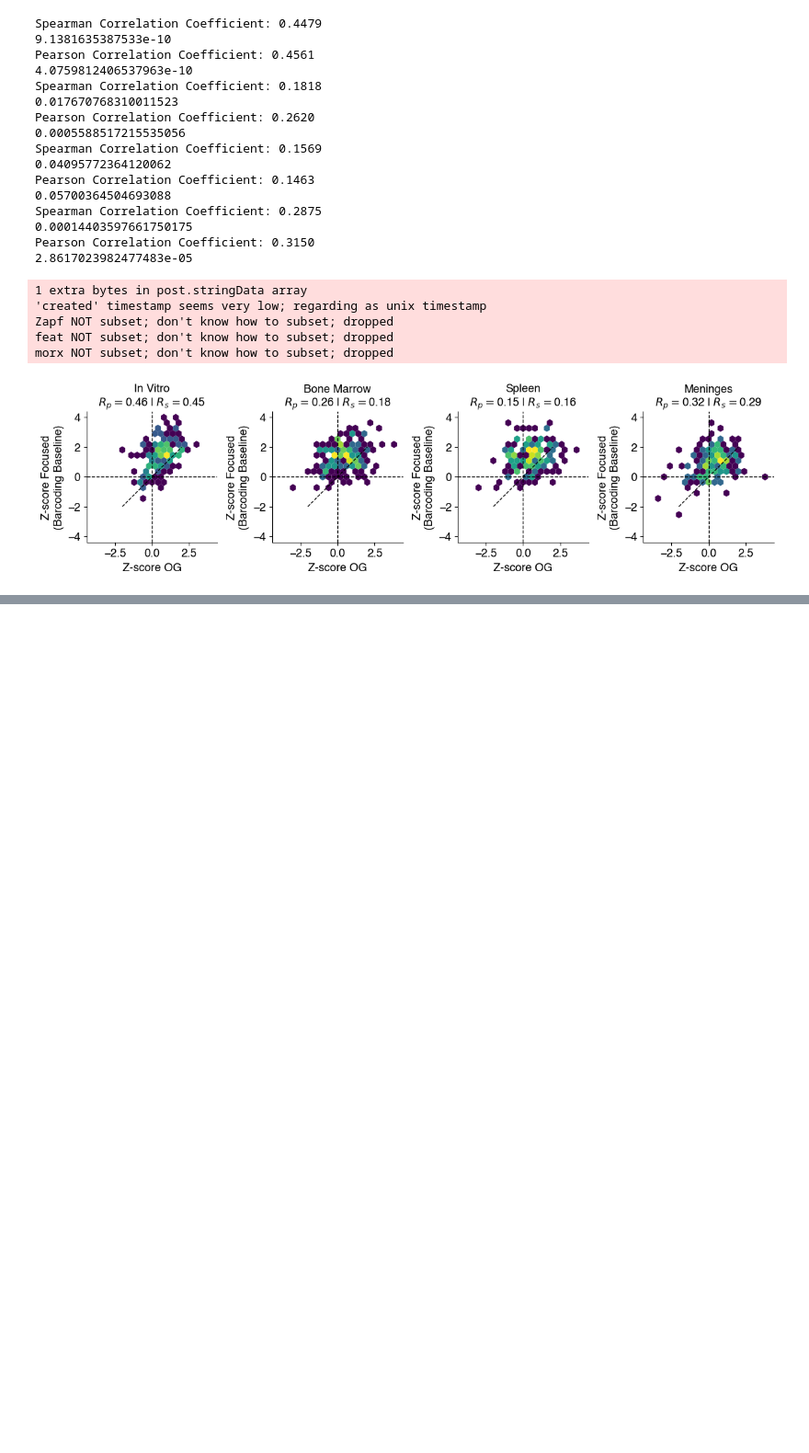
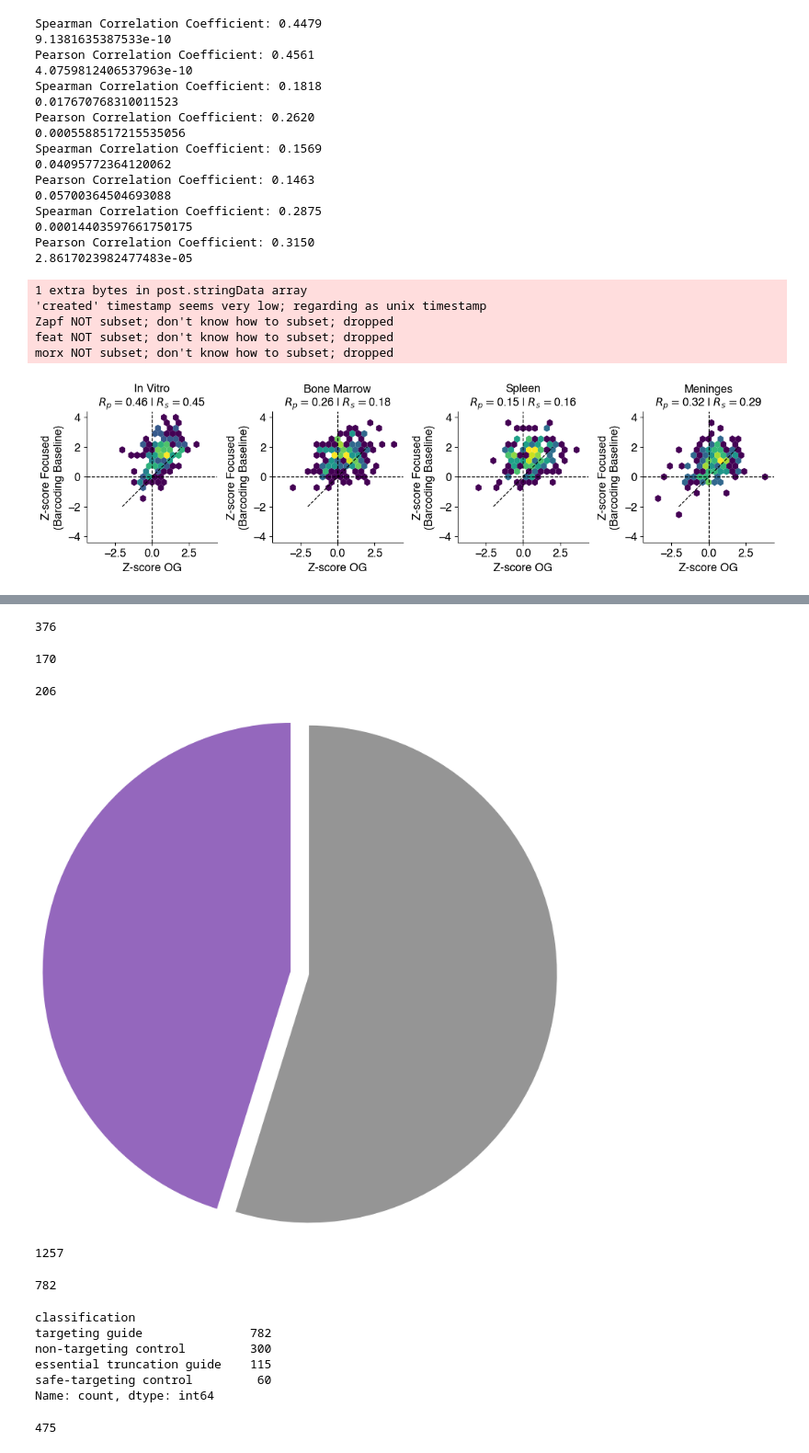
Before and after one commit to kexindon/B-ALL-in-vivo-base-editing, a Jupyter notebook: supplemental_figures.ipynb, the cells around one changed output, grey strips where cells are left out. Shown at 92% size. Drawn from its saved outputs; the diff is of its cells as text; code cells hidden in the pictures; blank space fills up the shorter version.

```diff
--- a/supplemental_figures.ipynb
+++ b/supplemental_figures.ipynb
@@ -700,0 +765,43 @@ morx NOT subset; don't know how to subset; dropped
+# %%
+len(ABE)
+# %% [output]
+376
+# %%
+len(ABE[ABE['classification']=='targeting guide'])
+# %% [output]
+170
+# %%
+376-170
+# %% [output]
+206
+# %%
+fig, ax = plt.subplots(figsize=(8, 8))
+ax.axis('equal')
+mypie, _ = ax.pie([170, 376-170], radius = 1.4, colors = ['tab:purple',plt.cm.Greys(.5)],
+                  explode = (0,.1,), startangle=90)
+plt.savefig('figures/ABE_focused_composition_pie.pdf', bbox_inches = 'tight', dpi=300)
+plt.setp(mypie, edgecolor='white')
+plt.show()
+# %% [output]
+[figure, added]
+# %%
+len(CBE)
+# %% [output]
+1257
+# %%
+len(CBE[CBE['classification']=='targeting guide'])
+# %% [output]
+782
+# %%
+CBE['classification'].value_counts()
+# %% [output]
+classification
+targeting guide               782
+non-targeting control         300
+essential truncation guide    115
+safe-targeting control         60
+Name: count, dtype: int64
+# %%
+1257-782
+# %% [output]
+475
```
Also changed, not shown: parts of 33 cells of this notebook.
